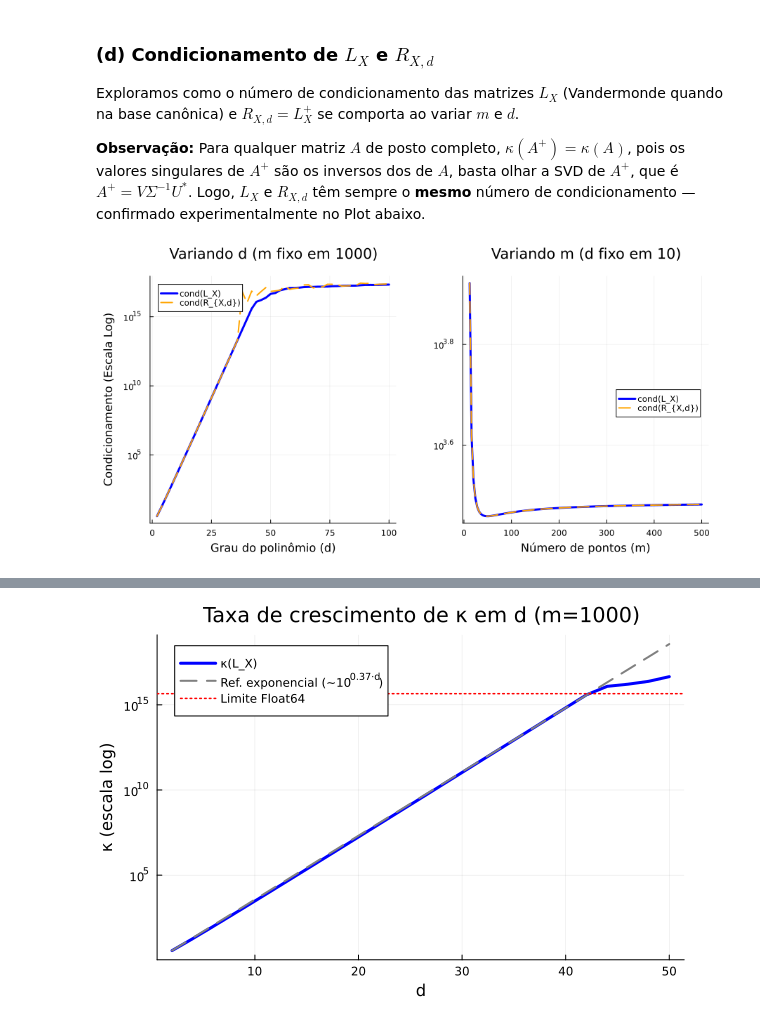
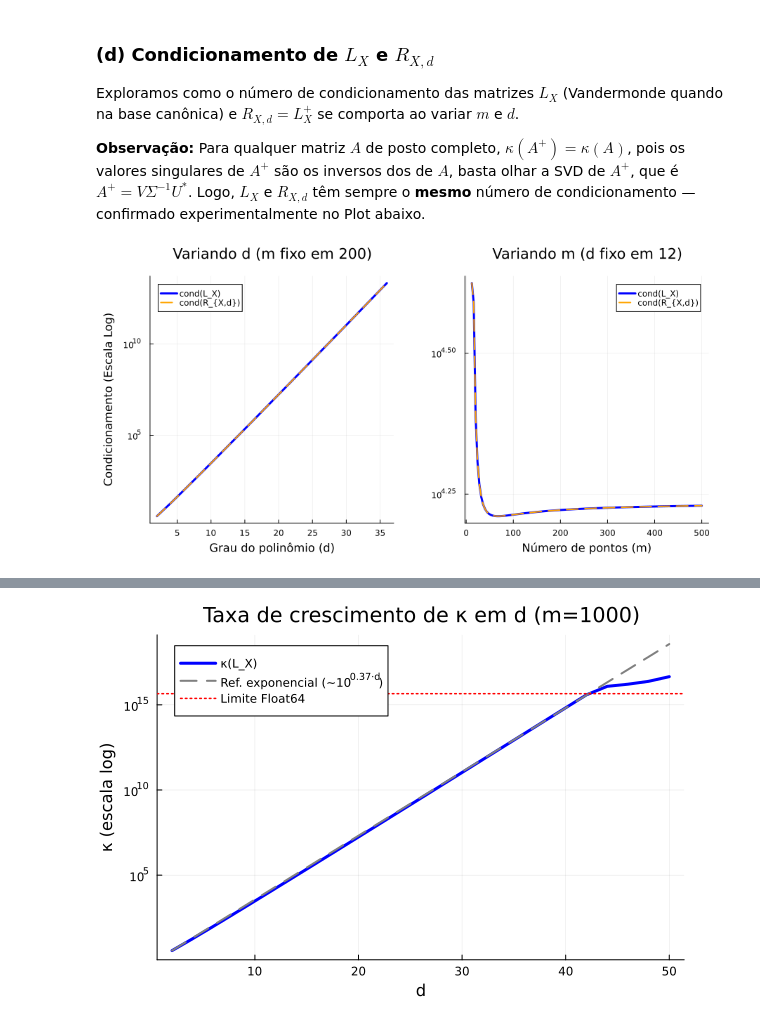
Before and after one commit to Jose-Pedro-Dresch/aln_pjt3_polinomios, a Jupyter notebook: Projeto3_julia.ipynb, the cells around one changed output, grey strips where cells are left out. Drawn from its saved outputs; the diff is of its cells as text; code cells hidden in the pictures.

```diff
--- a/Projeto3_julia.ipynb
+++ b/Projeto3_julia.ipynb
@@ -104,11 +104,11 @@ confirmado experimentalmente no Plot abaixo.
 # %%
 # ================= Configurações ================= #
 # Fixa m, varia d
-m_fixed = 1000
-d_vals = 2:2:100
+m_fixed = 200
+d_vals = 2:2:36
 
 # Fixa d, varia m
-d_fixed = 10
+d_fixed = 12
 m_vals = 12:4:500
 
 cond_L_d = zeros(length(d_vals))
@@ -142,32 +142,32 @@ end
 # Gráfico 1
 p1 = plot(d_vals, cond_L_d,
           label="cond(L_X)",
           lw=3, color=:blue)
 plot!(p1, d_vals, cond_R_d,
       label="cond(R_{X,d})",
       lw=2, ls=:dash, color=:orange)
 plot!(p1,
       yscale=:log10,
       title="Variando d (m fixo em $m_fixed)",
       xlabel="Grau do polinômio (d)",
       ylabel="Condicionamento (Escala Log)",
       legend=:topleft,
       grid=true)
 
 # Gráfico 2
 p2 = plot(m_vals, cond_L_m,
           label="cond(L_X)",
           lw=3, color=:blue)
 plot!(p2, m_vals, cond_R_m,
       label="cond(R_{X,d})",
       lw=2, ls=:dash, color=:orange)
 plot!(p2,
       yscale=:log10,
       title="Variando m (d fixo em $d_fixed)",
       xlabel="Número de pontos (m)",
-      legend=:right,
+      legend=:topright,
       grid=true)
 
 plot(p1, p2, layout=(1, 2), size=(900, 450), margin=5Plots.mm)
 # %% [output]
-[figure, old version]
+[figure, new version]
```
Also changed, not shown: parts of 3 cells of this notebook.
